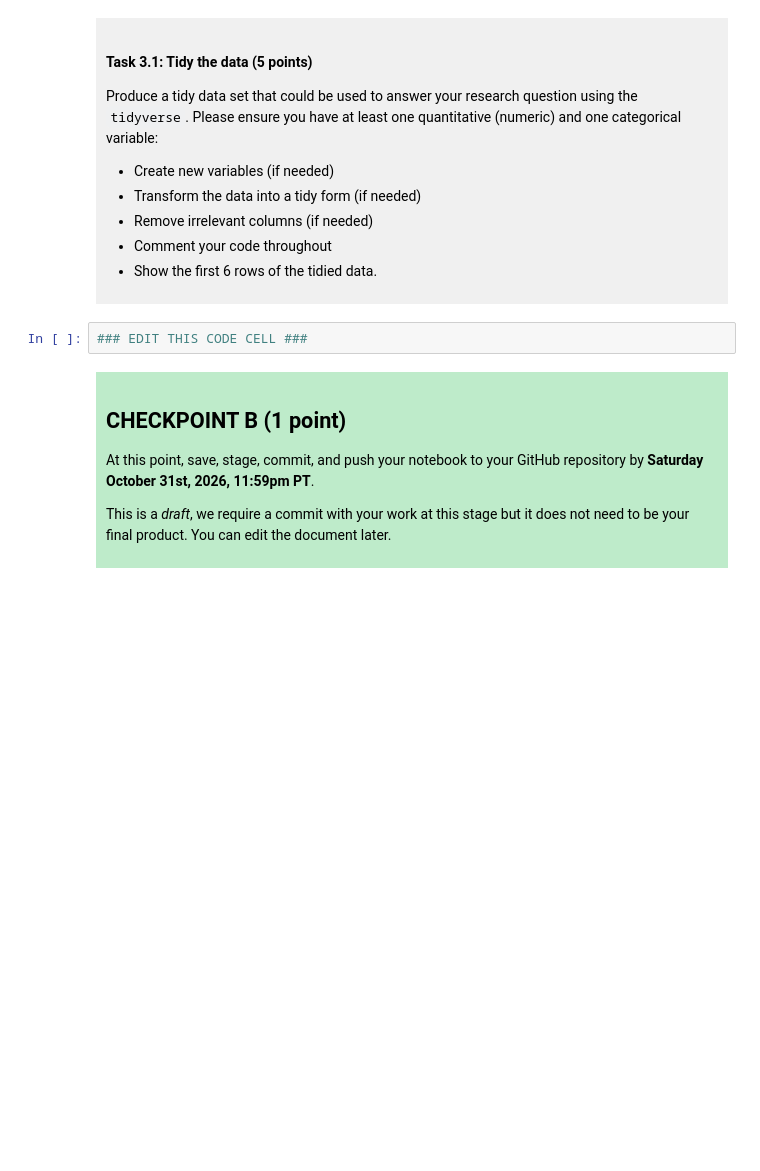
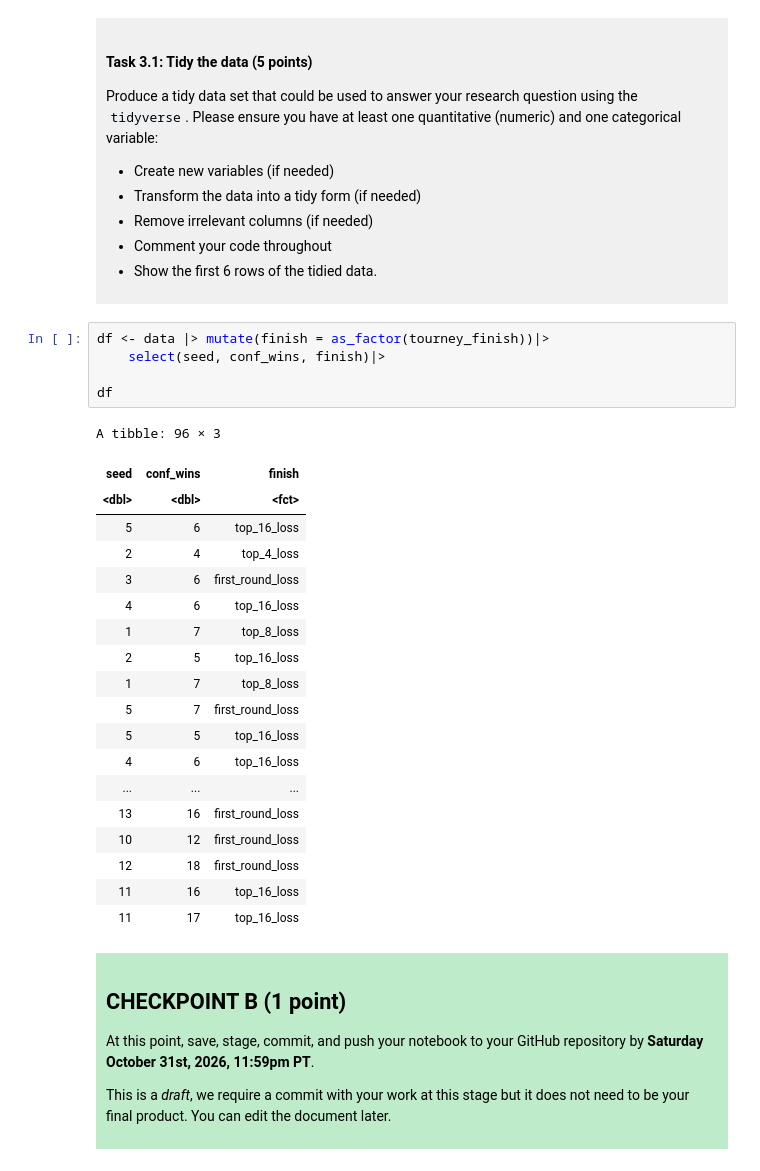
Before and after one commit to rlyh0820-a11y/dsci-100-project-raphael-lee, a Jupyter notebook: dsci-100-project-notebook.ipynb, the cells around one changed output. Saved outputs shown, nothing was run; the diff lists cells and outputs as text; blank space fills up the shorter version.

Commit message:
Research Question and Data Tidying

```diff
--- a/dsci-100-project-notebook.ipynb
+++ b/dsci-100-project-notebook.ipynb
@@ -219,7 +219,30 @@ Produce a tidy data set that could be used to answer your research question usin
 
 </div>
 # %%
-### EDIT THIS CODE CELL ###
+df <- data |> mutate(finish = as_factor(tourney_finish))|>
+    select(seed, conf_wins, finish)|>
+
+df
+# %% [output]
+A tibble: 96 × 3
+| seed | conf_wins | finish |
+| <dbl> | <dbl> | <fct> |
+| 5 | 6 | top_16_loss |
+| 2 | 4 | top_4_loss |
+| 3 | 6 | first_round_loss |
+| 4 | 6 | top_16_loss |
+| 1 | 7 | top_8_loss |
+| 2 | 5 | top_16_loss |
+| 1 | 7 | top_8_loss |
+| 5 | 7 | first_round_loss |
+| 5 | 5 | top_16_loss |
+| 4 | 6 | top_16_loss |
+| ... | ... | ... |
+| 13 | 16 | first_round_loss |
+| 10 | 12 | first_round_loss |
+| 12 | 18 | first_round_loss |
+| 11 | 16 | top_16_loss |
+| 11 | 17 | top_16_loss |
 # %% [markdown]
 <div style="background-color: #beebca; padding: 10px;">
 
```
Also changed, not shown: parts of 2 cells of this notebook.
